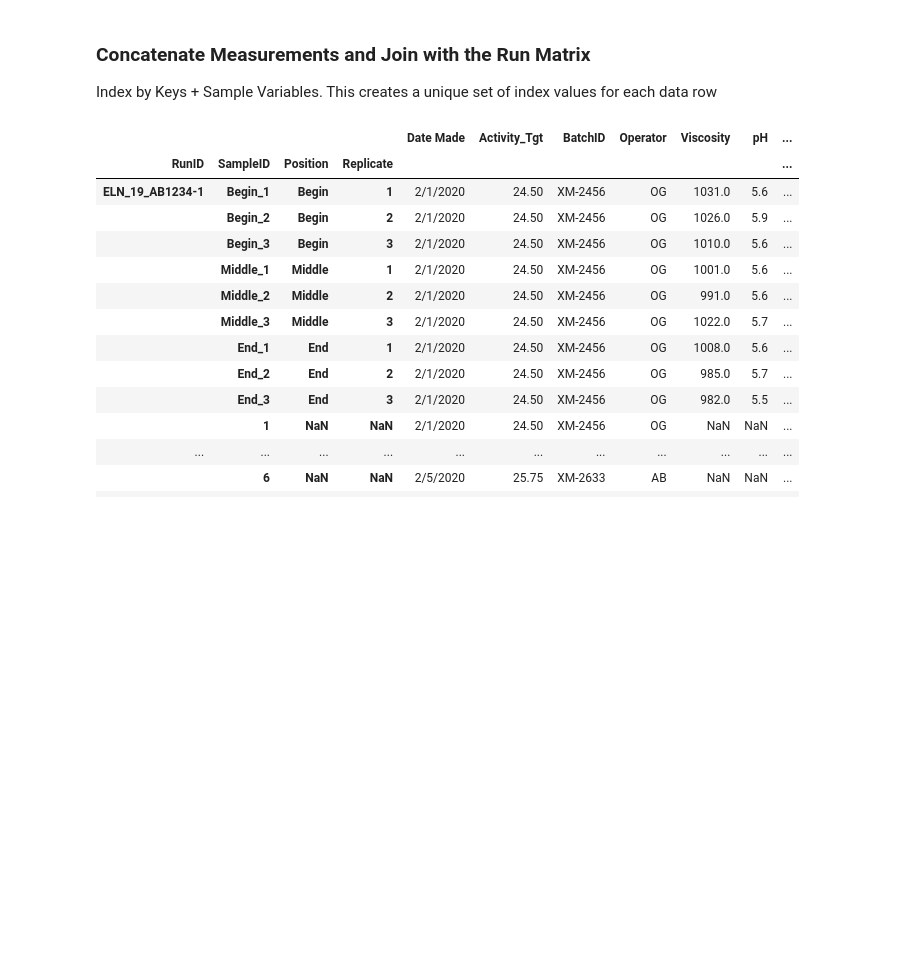
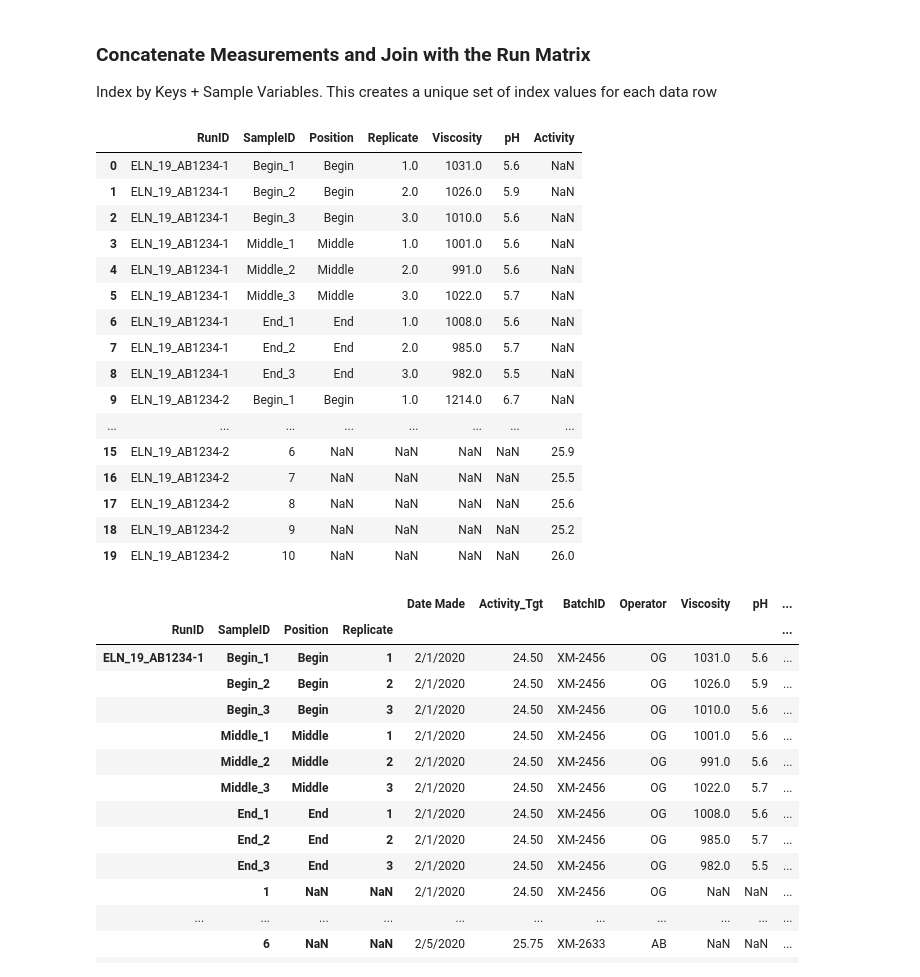
Before and after one commit to jlandgre/Data_Techniques_Training, a Jupyter notebook: Batch Example/Pandas Master Study File.ipynb, the cells around one changed output. Saved outputs shown, nothing was run; the diff lists cells and outputs as text; code cells hidden in the pictures; blank space fills up the shorter version.

```diff
--- a/Batch Example/Pandas Master Study File.ipynb
+++ b/Batch Example/Pandas Master Study File.ipynb
@@ -50,4 +50,26 @@ None
 # %% [markdown]
 ### Concatenate Measurements and Join with the Run Matrix
 Index by Keys + Sample Variables. This creates a unique set of index values for each data row
+# %%
+#Concatenate measurement df's
+df_Measurements = pd.concat(lst_Meas_dfs,sort=False)
+df_Measurements
+# %% [output]
+|  | RunID | SampleID | Position | Replicate | Viscosity | pH | Activity |
+| 0 | ELN_19_AB1234-1 | Begin_1 | Begin | 1.0 | 1031.0 | 5.6 | NaN |
+| 1 | ELN_19_AB1234-1 | Begin_2 | Begin | 2.0 | 1026.0 | 5.9 | NaN |
+| 2 | ELN_19_AB1234-1 | Begin_3 | Begin | 3.0 | 1010.0 | 5.6 | NaN |
+| 3 | ELN_19_AB1234-1 | Middle_1 | Middle | 1.0 | 1001.0 | 5.6 | NaN |
+| 4 | ELN_19_AB1234-1 | Middle_2 | Middle | 2.0 | 991.0 | 5.6 | NaN |
+| 5 | ELN_19_AB1234-1 | Middle_3 | Middle | 3.0 | 1022.0 | 5.7 | NaN |
+| 6 | ELN_19_AB1234-1 | End_1 | End | 1.0 | 1008.0 | 5.6 | NaN |
+| 7 | ELN_19_AB1234-1 | End_2 | End | 2.0 | 985.0 | 5.7 | NaN |
+| 8 | ELN_19_AB1234-1 | End_3 | End | 3.0 | 982.0 | 5.5 | NaN |
+| 9 | ELN_19_AB1234-2 | Begin_1 | Begin | 1.0 | 1214.0 | 6.7 | NaN |
+| ... | ... | ... | ... | ... | ... | ... | ... |
+| 15 | ELN_19_AB1234-2 | 6 | NaN | NaN | NaN | NaN | 25.9 |
+| 16 | ELN_19_AB1234-2 | 7 | NaN | NaN | NaN | NaN | 25.5 |
+| 17 | ELN_19_AB1234-2 | 8 | NaN | NaN | NaN | NaN | 25.6 |
+| 18 | ELN_19_AB1234-2 | 9 | NaN | NaN | NaN | NaN | 25.2 |
+| 19 | ELN_19_AB1234-2 | 10 | NaN | NaN | NaN | NaN | 26.0 |
 # %%
```
Also changed, not shown: parts of 2 cells of this notebook, 6 other files.
